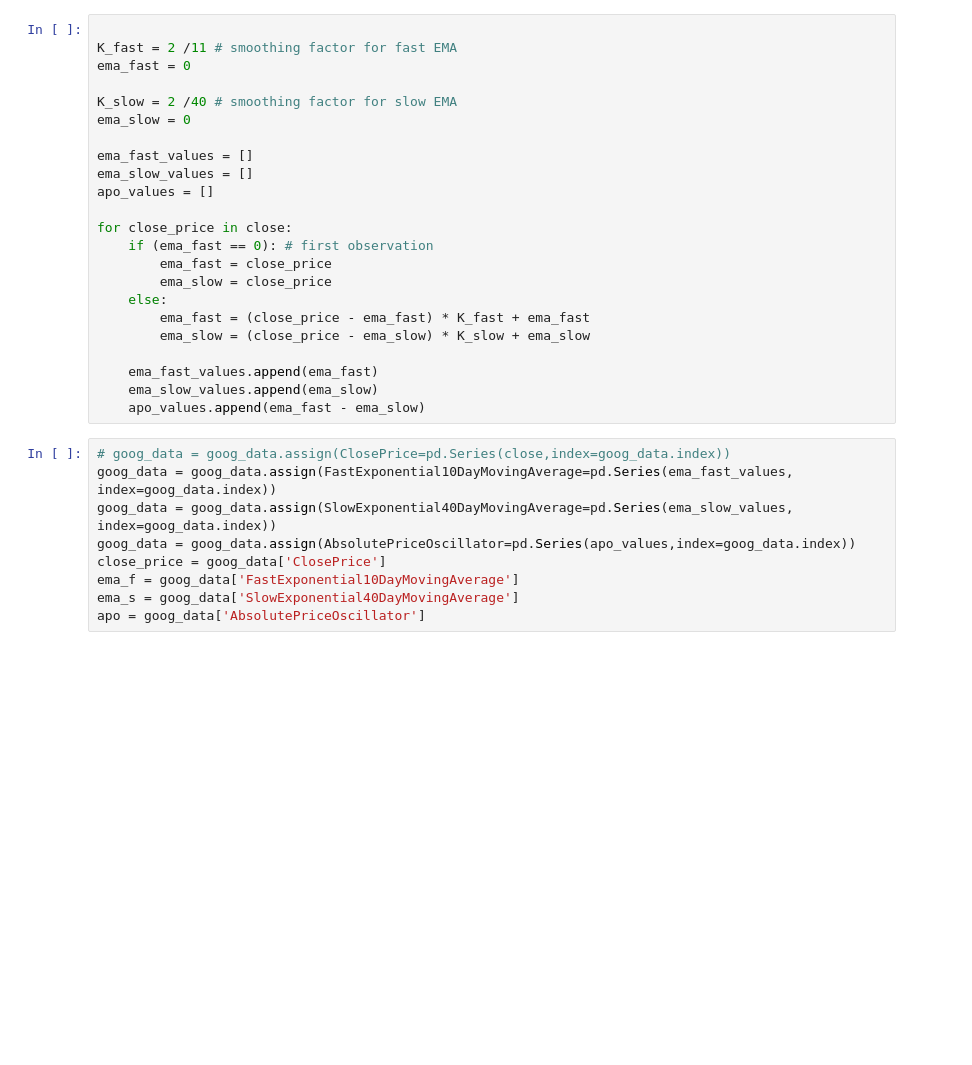
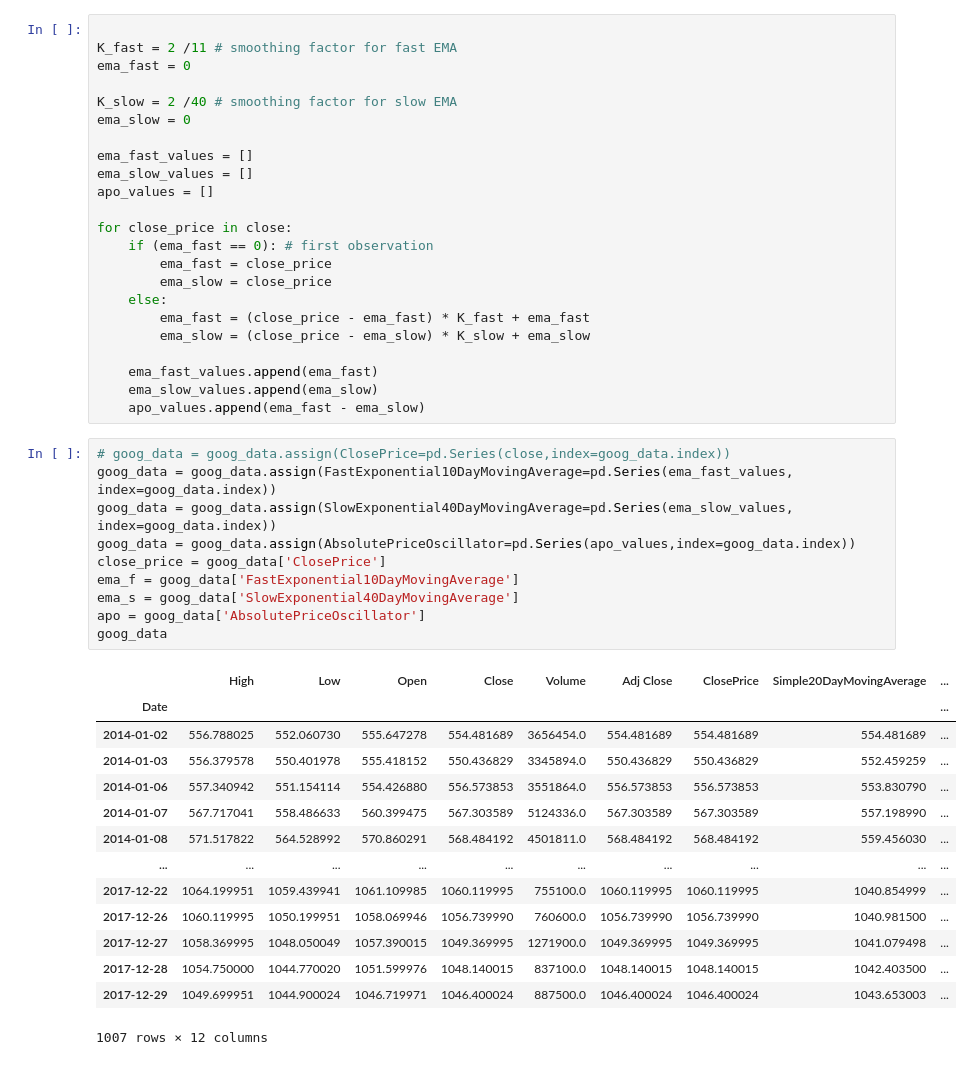
Before and after one commit to ahmed-raza1/Trading_Bot, a Jupyter notebook: strategies/SMA_EMA.ipynb, the cells around one changed output. Drawn from its saved outputs; the diff is of its cells as text; blank space fills up the shorter version.

```diff
--- a/strategies/SMA_EMA.ipynb
+++ b/strategies/SMA_EMA.ipynb
@@ -131,12 +131,28 @@ for close_price in close:
 # %%
 # goog_data = goog_data.assign(ClosePrice=pd.Series(close,index=goog_data.index))
 goog_data = goog_data.assign(FastExponential10DayMovingAverage=pd.Series(ema_fast_values, index=goog_data.index))
 goog_data = goog_data.assign(SlowExponential40DayMovingAverage=pd.Series(ema_slow_values, index=goog_data.index))
 goog_data = goog_data.assign(AbsolutePriceOscillator=pd.Series(apo_values,index=goog_data.index))
 close_price = goog_data['ClosePrice']
 ema_f = goog_data['FastExponential10DayMovingAverage']
 ema_s = goog_data['SlowExponential40DayMovingAverage']
 apo = goog_data['AbsolutePriceOscillator']
+goog_data
+# %% [output]
+|  | High | Low | Open | Close | Volume | Adj Close | ClosePrice | Simple20DayMovingAverage | ... |
+| Date |  |  |  |  |  |  |  |  | ... |
+| 2014-01-02 | 556.788025 | 552.060730 | 555.647278 | 554.481689 | 3656454.0 | 554.481689 | 554.481689 | 554.481689 | ... |
+| 2014-01-03 | 556.379578 | 550.401978 | 555.418152 | 550.436829 | 3345894.0 | 550.436829 | 550.436829 | 552.459259 | ... |
+| 2014-01-06 | 557.340942 | 551.154114 | 554.426880 | 556.573853 | 3551864.0 | 556.573853 | 556.573853 | 553.830790 | ... |
+| 2014-01-07 | 567.717041 | 558.486633 | 560.399475 | 567.303589 | 5124336.0 | 567.303589 | 567.303589 | 557.198990 | ... |
+| 2014-01-08 | 571.517822 | 564.528992 | 570.860291 | 568.484192 | 4501811.0 | 568.484192 | 568.484192 | 559.456030 | ... |
+| ... | ... | ... | ... | ... | ... | ... | ... | ... | ... |
+| 2017-12-22 | 1064.199951 | 1059.439941 | 1061.109985 | 1060.119995 | 755100.0 | 1060.119995 | 1060.119995 | 1040.854999 | ... |
+| 2017-12-26 | 1060.119995 | 1050.199951 | 1058.069946 | 1056.739990 | 760600.0 | 1056.739990 | 1056.739990 | 1040.981500 | ... |
+| 2017-12-27 | 1058.369995 | 1048.050049 | 1057.390015 | 1049.369995 | 1271900.0 | 1049.369995 | 1049.369995 | 1041.079498 | ... |
+| 2017-12-28 | 1054.750000 | 1044.770020 | 1051.599976 | 1048.140015 | 837100.0 | 1048.140015 | 1048.140015 | 1042.403500 | ... |
+| 2017-12-29 | 1049.699951 | 1044.900024 | 1046.719971 | 1046.400024 | 887500.0 | 1046.400024 | 1046.400024 | 1043.653003 | ... |
+1007 rows × 12 columns
 # %%
 fig = plt.figure(figsize = (13,9))
 ax1 = fig.add_subplot(211, ylabel='Google price in $')
```
Also changed, not shown: parts of 3 cells of this notebook.
